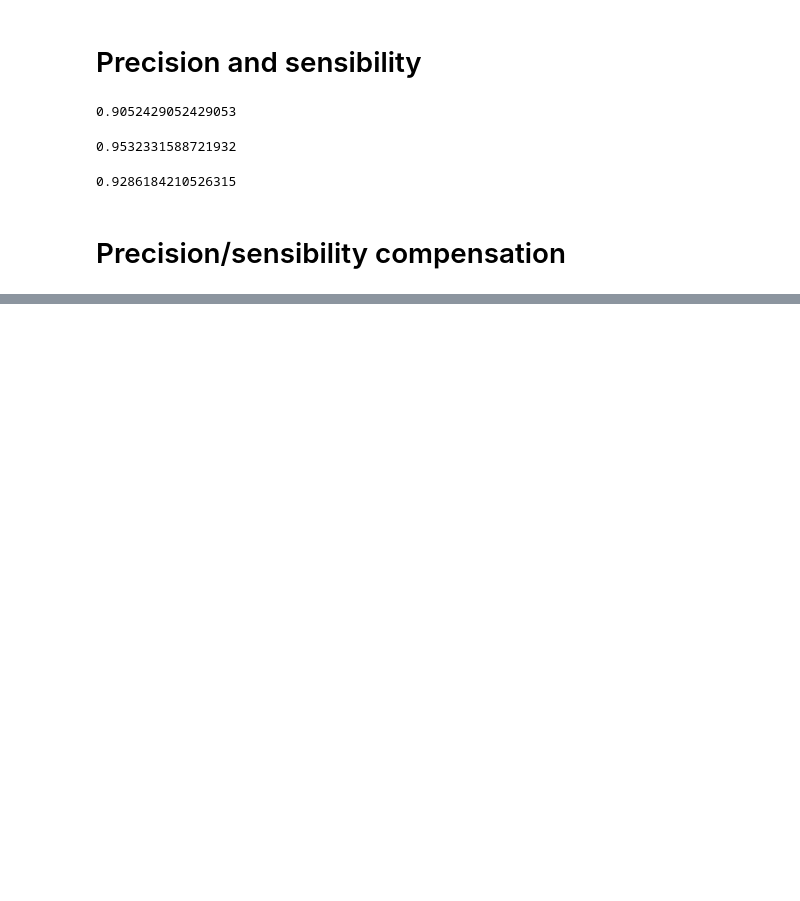
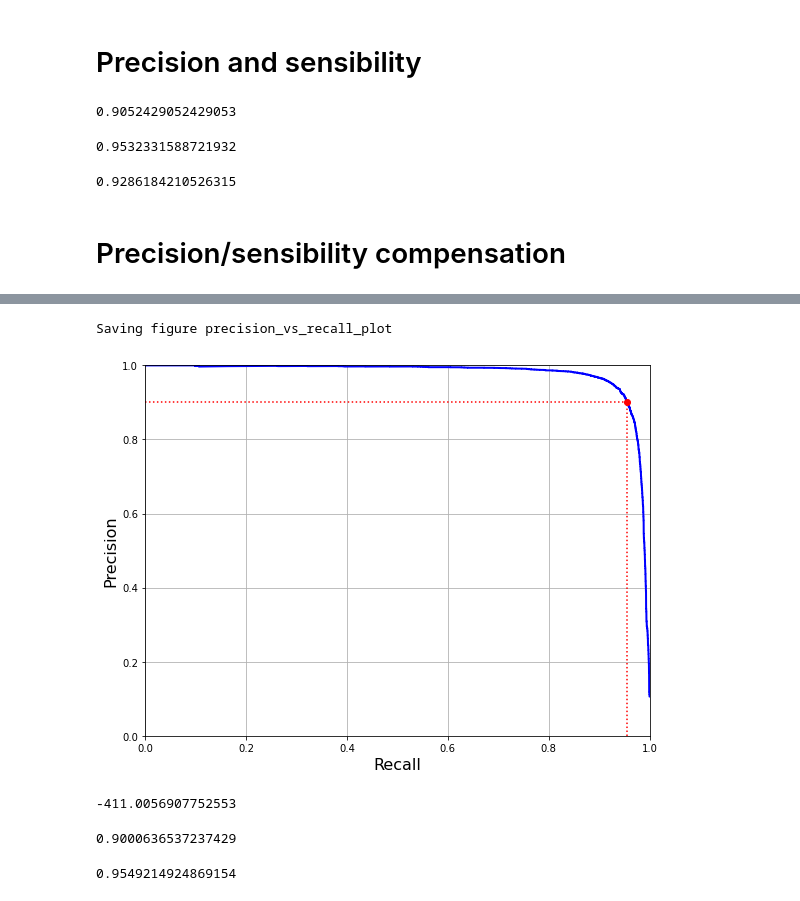
Before and after one commit to lsudupe/Learning-ML, a Jupyter notebook: Classification.ipynb, the cells around one changed output, grey strips where cells are left out. Drawn from its saved outputs; the diff is of its cells as text; code cells hidden in the pictures; blank space fills up the shorter version.

```diff
--- a/Classification.ipynb
+++ b/Classification.ipynb
@@ -169,0 +216,25 @@ f1_score(y_train_0, y_train_pred)
+# %%
+#precision/recall
+def plot_precision_vs_recall(precisions, recalls):
+    plt.plot(recalls, precisions, "b-", linewidth=2)
+    plt.xlabel("Recall", fontsize=16)
+    plt.ylabel("Precision", fontsize=16)
+    plt.axis([0, 1, 0, 1])
+    plt.grid(True)
+
+plt.figure(figsize=(8, 6))
+plot_precision_vs_recall(precisions, recalls)
+plt.plot([recall_90_precision, recall_90_precision], [0., 0.9], "r:")
+plt.plot([0.0, recall_90_precision], [0.9, 0.9], "r:")
+plt.plot([recall_90_precision], [0.9], "ro")
+save_fig("precision_vs_recall_plot")
+plt.show()
+# %% [output]
+Saving figure precision_vs_recall_plot
+[figure, added]
+# %%
+#get the minimum limit to have 90% precision
+threshold_90_precision = thresholds[np.argmax(precisions >= 0.90)]
+threshold_90_precision
+# %% [output]
+-411.0056907752553
@@ -169,0 +244,9 @@ f1_score(y_train_0, y_train_pred)
+# %%
+#get these predictions precision and recall
+precision_score(y_train_0, y_train_pred_90)
+# %% [output]
+0.9000636537237429
+# %%
+recall_score(y_train_0, y_train_pred_90)
+# %% [output]
+0.9549214924869154
```
Also changed, not shown: parts of 7 cells of this notebook, 2 other files.
